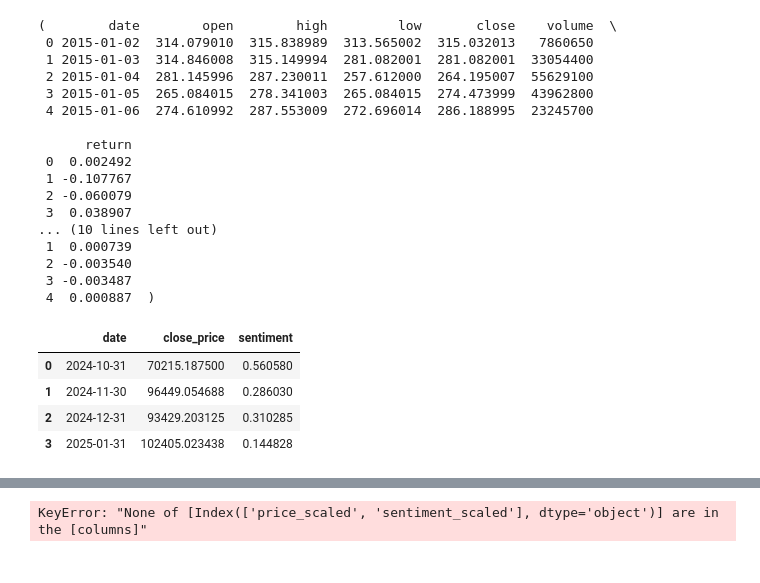
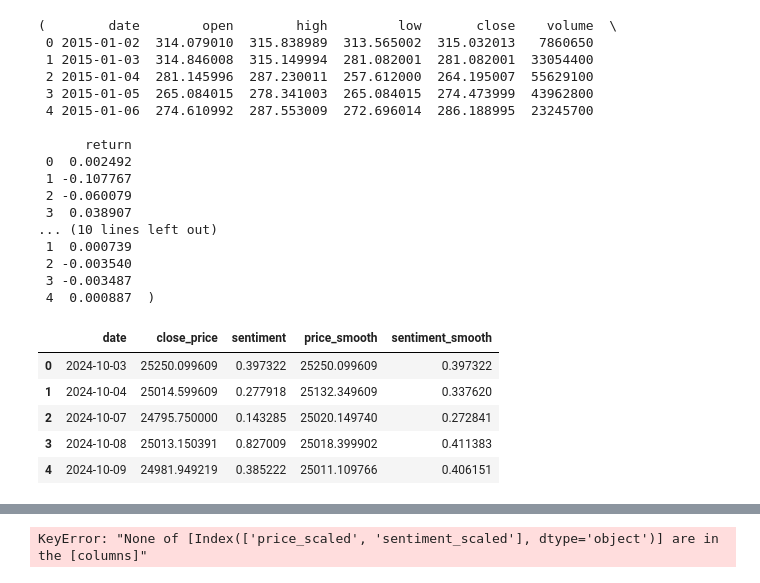
Before and after one commit to VT69/financial-sentiment-market-analysis, a Jupyter notebook: notebooks/08_stress_event_sentiment_analysis.ipynb, the cells around one changed output, grey strips where cells are left out. Saved outputs shown, nothing was run; the diff lists cells and outputs as text; code cells hidden in the pictures.

```diff
--- a/notebooks/08_stress_event_sentiment_analysis.ipynb
+++ b/notebooks/08_stress_event_sentiment_analysis.ipynb
@@ -92,40 +73,28 @@ nifty_monthly_price = (
     .reset_index()
 )
 # %%
-btc_monthly_sent = (
+btc_daily_sent = (
     sent[sent["asset"] == "BTC"]
-    .set_index("date")
-    .resample("ME")
+    .groupby("date", as_index=False)
     .agg(sentiment=("finbert_score", "mean"))
-    .reset_index()
 )
 
-nifty_monthly_sent = (
+nifty_daily_sent = (
     sent[sent["asset"] == "NIFTY"]
-    .set_index("date")
-    .resample("ME")
+    .groupby("date", as_index=False)
     .agg(sentiment=("finbert_score", "mean"))
-    .reset_index()
 )
 # %%
 btc_plot_df = pd.merge(
-    btc_monthly_price,
-    btc_monthly_sent,
+    btc_price[["date", "close"]],
+    btc_daily_sent,
     on="date",
     how="inner"
-)
+).rename(columns={"close": "close_price"})
 
 nifty_plot_df = pd.merge(
-    nifty_monthly_price,
-    nifty_monthly_sent,
+    nifty_price[["date", "close"]],
+    nifty_daily_sent,
     on="date",
     how="inner"
-)
-
-btc_plot_df.head()
+).rename(columns={"close": "close_price"})
-# %% [output]
-|  | date | close_price | sentiment |
-| 0 | 2024-10-31 | 70215.187500 | 0.560580 |
-| 1 | 2024-11-30 | 96449.054688 | 0.286030 |
-| 2 | 2024-12-31 | 93429.203125 | 0.310285 |
-| 3 | 2025-01-31 | 102405.023438 | 0.144828 |
@@ -190,14 +165,38 @@ def plot_price_sentiment_daily(df, title):
 # %%
 btc_plot_df = btc_plot_df.sort_values("date").copy()
 
 btc_plot_df["price_smooth"] = (
     btc_plot_df["close_price"]
     .rolling(window=7, min_periods=1)
     .mean()
 )
 
 btc_plot_df["sentiment_smooth"] = (
     btc_plot_df["sentiment"]
     .rolling(window=7, min_periods=1)
     .mean()
 )
+
+nifty_plot_df = nifty_plot_df.sort_values("date").copy()
+
+nifty_plot_df["price_smooth"] = (
+    nifty_plot_df["close_price"]
+    .rolling(window=7, min_periods=1)
+    .mean()
+)
+
+nifty_plot_df["sentiment_smooth"] = (
+    nifty_plot_df["sentiment"]
+    .rolling(window=7, min_periods=1)
+    .mean()
+)
+
+btc_plot_df.head()
+nifty_plot_df.head()
+# %% [output]
+|  | date | close_price | sentiment | price_smooth | sentiment_smooth |
+| 0 | 2024-10-03 | 25250.099609 | 0.397322 | 25250.099609 | 0.397322 |
+| 1 | 2024-10-04 | 25014.599609 | 0.277918 | 25132.349609 | 0.337620 |
+| 2 | 2024-10-07 | 24795.750000 | 0.143285 | 25020.149740 | 0.272841 |
+| 3 | 2024-10-08 | 25013.150391 | 0.827009 | 25018.399902 | 0.411383 |
+| 4 | 2024-10-09 | 24981.949219 | 0.385222 | 25011.109766 | 0.406151 |
```
Also changed, not shown: parts of 10 cells of this notebook.
